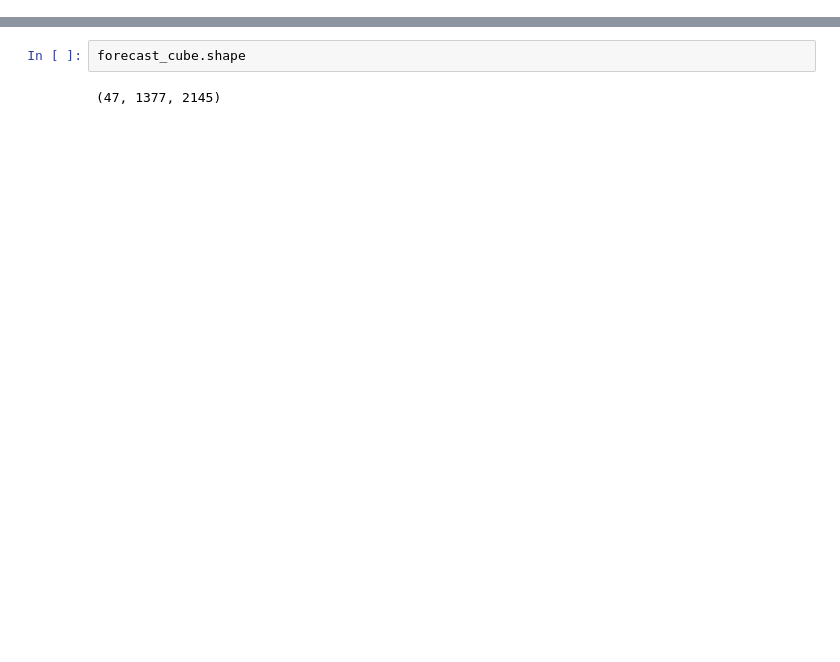
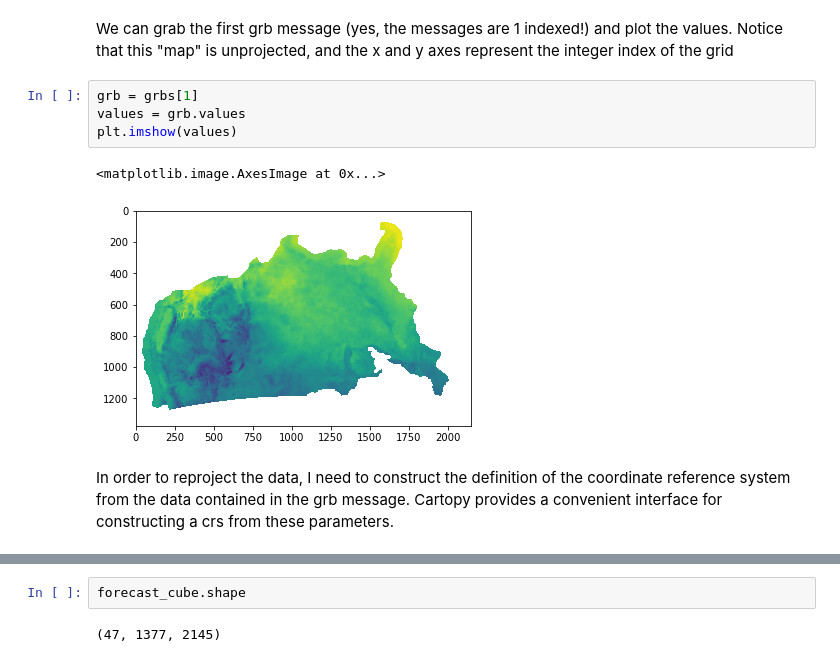
Before and after one commit to mharty3/energy_data_capstone, a Jupyter notebook: 00_data_source_exploration/weather_forecast_data.ipynb, the cells around one changed output, grey strips where cells are left out. Cells and saved outputs as stored; diff of their text form; blank space fills up the shorter version.

```diff
--- a/00_data_source_exploration/weather_forecast_data.ipynb
+++ b/00_data_source_exploration/weather_forecast_data.ipynb
@@ -165,0 +142,11 @@ array([[[nan, nan, nan, ..., nan, nan, nan],
+# %% [markdown]
+We can grab the first grb message (yes, the messages are 1 indexed!) and plot the values. Notice that this "map" is unprojected, and the x and y axes represent the integer index of the grid
+# %%
+grb = grbs[1]
+values = grb.values
+plt.imshow(values)
+# %% [output]
+<matplotlib.image.AxesImage at 0x...>
+[figure, added]
+# %% [markdown]
+In order to reproject the data, I need to construct the definition of the coordinate reference system from the data contained in the grb message. Cartopy provides a convenient interface for constructing a crs from these parameters.
```
Also changed, not shown: parts of 29 cells of this notebook.
